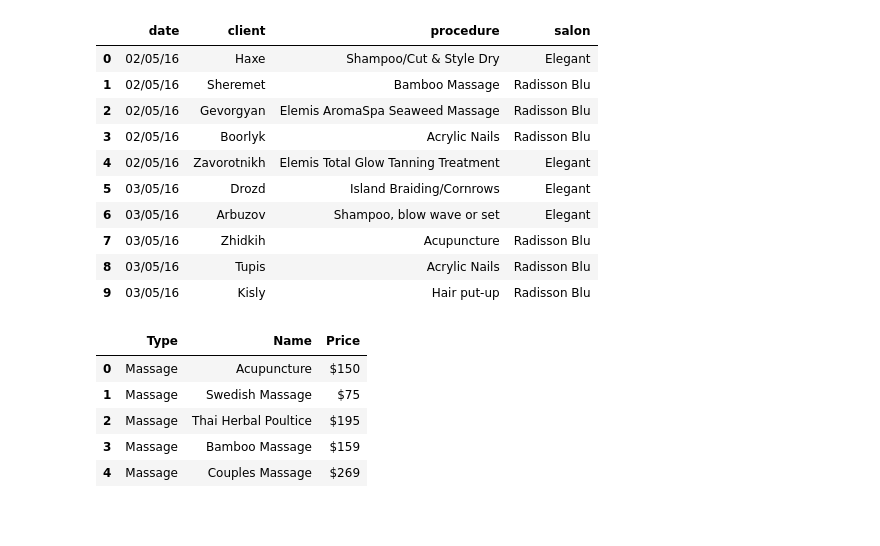
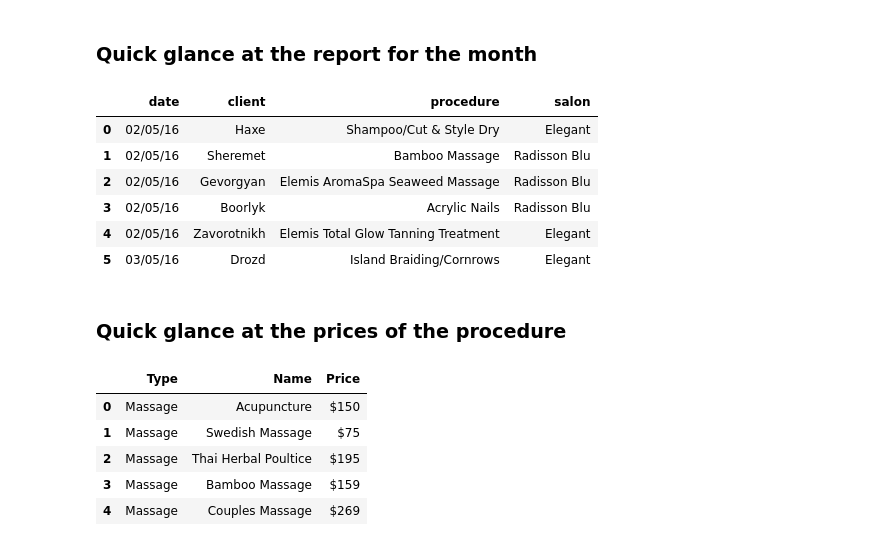
Before and after one commit to iapkarian/cosmetic_dataset, a Jupyter notebook: salon_analysis.ipynb, the cells around one changed output. Cells and saved outputs as stored; diff of their text form; code cells hidden in the pictures; blank space fills up the shorter version.

```diff
--- a/salon_analysis.ipynb
+++ b/salon_analysis.ipynb
@@ -11,21 +11,21 @@ pd.set_option('display.max_row', 1000)
 
 # Set iPython's max column width to 50
 pd.set_option('display.max_columns', 50)
+# %% [markdown]
+### Quick glance at the report for the month
 # %%
 df = pd.read_csv('cosmetic.csv')
-df.head(10)
+df.head(6)
 # %% [output]
 |  | date | client | procedure | salon |
 | 0 | 02/05/16 | Haxe | Shampoo/Cut & Style Dry | Elegant |
 | 1 | 02/05/16 | Sheremet | Bamboo Massage | Radisson Blu |
 | 2 | 02/05/16 | Gevorgyan | Elemis AromaSpa Seaweed Massage | Radisson Blu |
 | 3 | 02/05/16 | Boorlyk | Acrylic Nails | Radisson Blu |
 | 4 | 02/05/16 | Zavorotnikh | Elemis Total Glow Tanning Treatment | Elegant |
 | 5 | 03/05/16 | Drozd | Island Braiding/Cornrows | Elegant |
-| 6 | 03/05/16 | Arbuzov | Shampoo, blow wave or set | Elegant |
-| 7 | 03/05/16 | Zhidkih | Acupuncture | Radisson Blu |
-| 8 | 03/05/16 | Tupis | Acrylic Nails | Radisson Blu |
-| 9 | 03/05/16 | Kisly | Hair put-up | Radisson Blu |
+# %% [markdown]
+### Quick glance at the prices of the procedure
 # %%
 df_price = pd.read_csv('procedure_price.csv')
 df_price.head(5)
```
Also changed, not shown: parts of 10 cells of this notebook.
